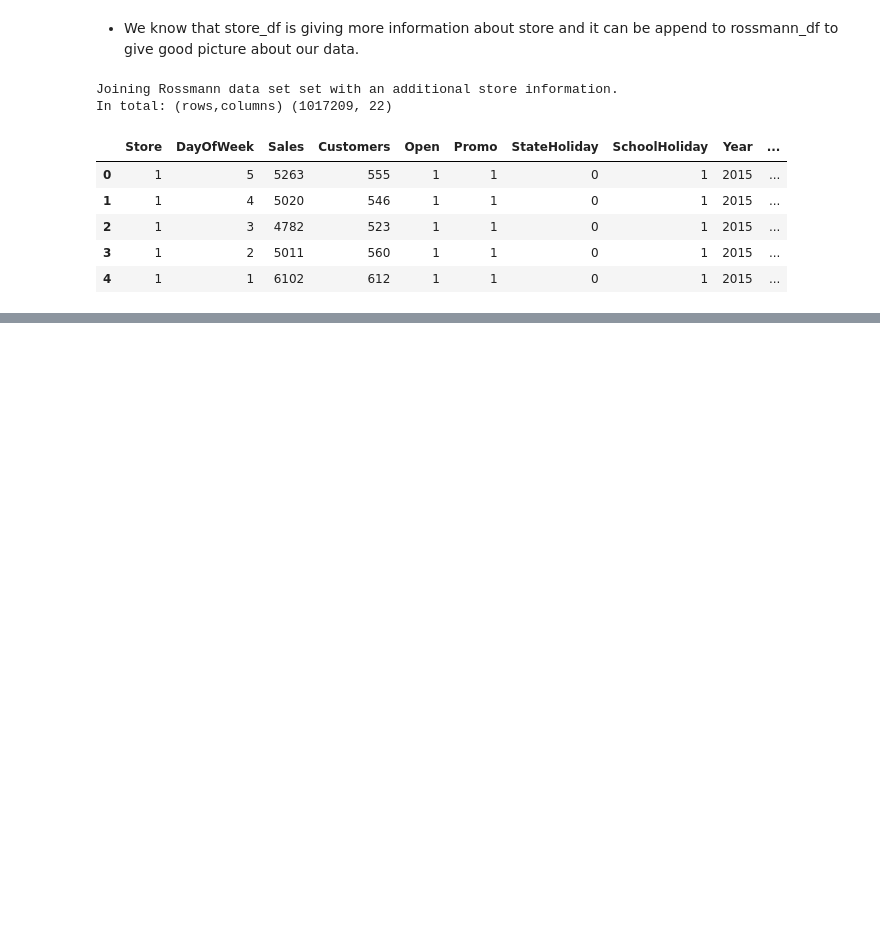
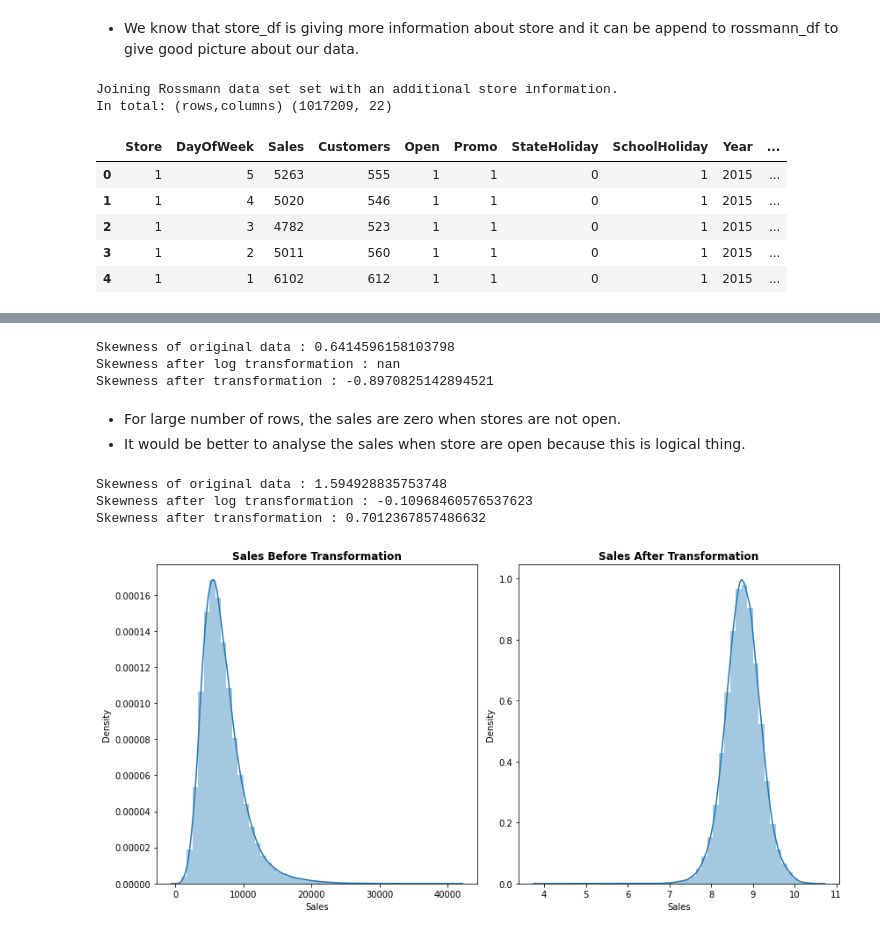
Before and after one commit to Kondasagar/Retail-Sales-Prediction-Regression-Model, a Jupyter notebook: Rossmann_Sales_Prediction_Capstone_Project.ipynb, the cells around one changed output, grey strips where cells are left out. Drawn from its saved outputs; the diff is of its cells as text; code cells hidden in the pictures; blank space fills up the shorter version.

```diff
--- a/Rossmann_Sales_Prediction_Capstone_Project.ipynb
+++ b/Rossmann_Sales_Prediction_Capstone_Project.ipynb
@@ -418,0 +453,37 @@ memory usage: 178.5+ MB
+# %%
+# sales is dependent variable in our data set
+#checking skewness of the dependend variable
+print(f'Skewness of original data : {final_df.Sales.skew()}')
+print(f'Skewness after log transformation : {np.log(final_df.Sales).skew()}')
+print(f'Skewness after transformation : {np.sqrt(final_df.Sales).skew()}')
+# %% [output]
+Skewness of original data : 0.6414596158103798
+Skewness after log transformation : nan
+Skewness after transformation : -0.8970825142894521
+# %% [markdown]
+* For large number of rows, the sales are zero when stores are not open.
+* It would be better to analyse the sales when store are open because this is logical thing.
+# %%
+# Removing unnecessary rows in our dataset
+final_df=final_df[final_df['Open']!=0]
+final_df=final_df[final_df['Sales']>0]
+# %%
+# sales is dependent variable in our data set
+#checking skewness of the dependend variable
+print(f'Skewness of original data : {final_df.Sales.skew()}')
+print(f'Skewness after log transformation : {np.log(final_df.Sales).skew()}')
+print(f'Skewness after transformation : {np.sqrt(final_df.Sales).skew()}')
+# %% [output]
+Skewness of original data : 1.594928835753748
+Skewness after log transformation : -0.10968460576537623
+Skewness after transformation : 0.7012367857486632
+# %%
+# since log transformation giving  skewness (-0.1) between -0.5 and 0.5 indicates that the distribution is fairly symmetrical we will use it
+plt.figure(figsize=(12,6))
+plot = plt.subplot(1,2,1)
+sns.distplot(final_df['Sales']).set_title('Sales Before Transformation',weight='bold')
+plot = plt.subplot(1,2,2)
+sns.distplot(np.log(final_df['Sales'])).set_title('Sales After Transformation',weight='bold')
+plt.tight_layout()
+# %% [output]
+[figure, added]
```
Also changed, not shown: parts of 44 cells of this notebook.
